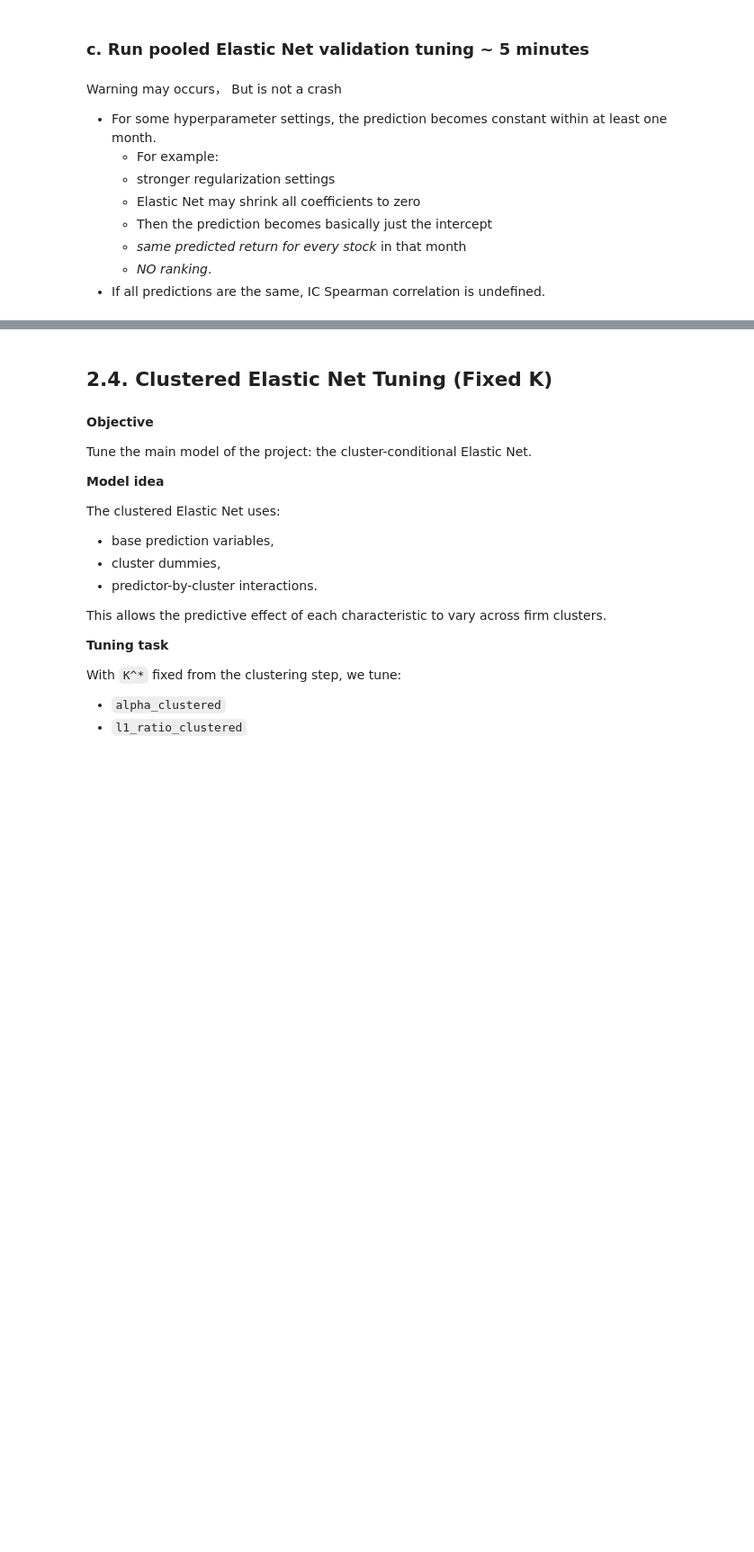
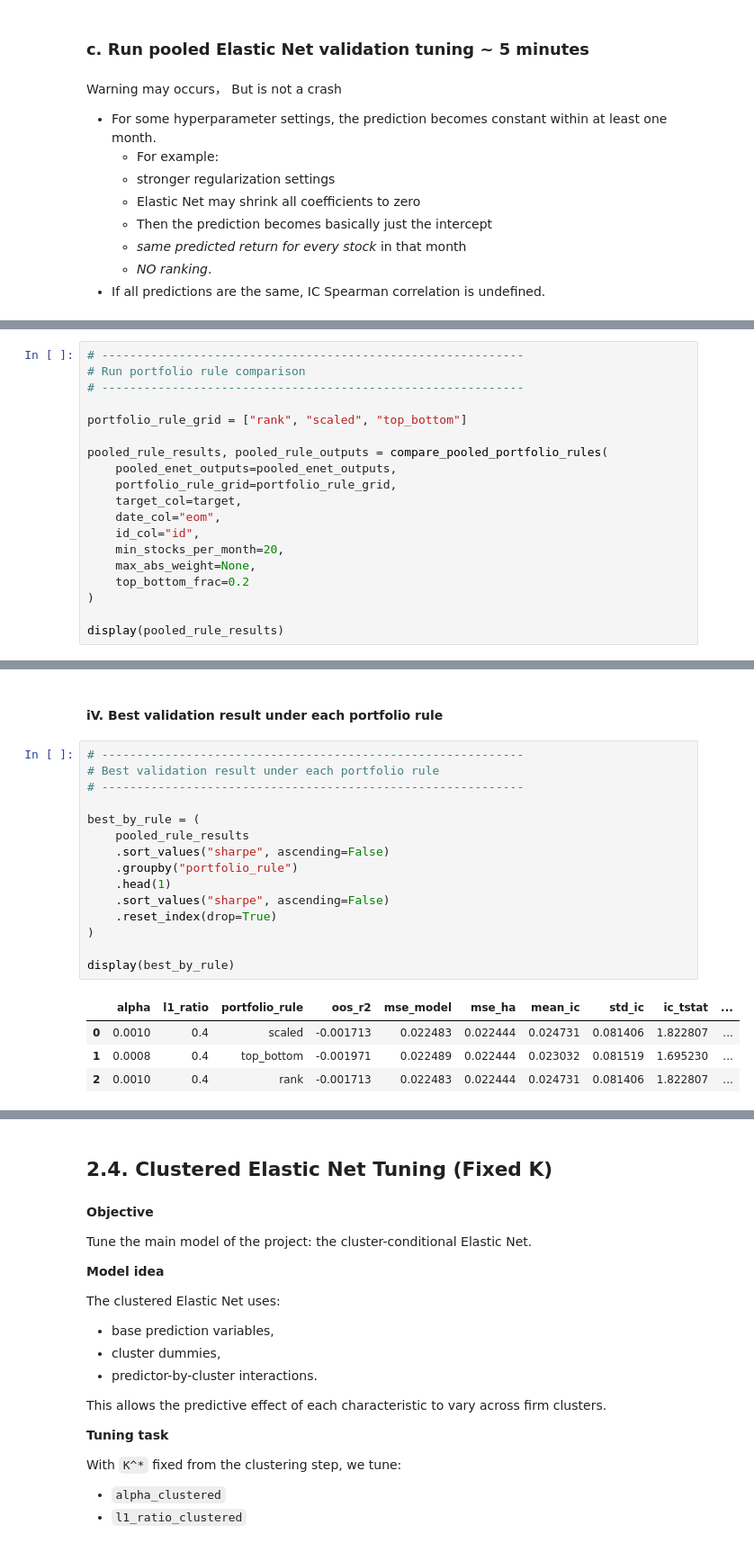
Before and after one commit to JackyJacky1029/FINA-4713-Group-9-Project, a Jupyter notebook: jkp_project.ipynb, the cells around one changed output, grey strips where cells are left out. Shown at 90% size. Saved outputs shown, nothing was run; the diff lists cells and outputs as text; blank space fills up the shorter version.

```diff
--- a/jkp_project.ipynb
+++ b/jkp_project.ipynb
@@ -2685,0 +3089,19 @@ Running pooled Elastic Net: alpha=0.01, l1_ratio=0.7
+# %%
+# ------------------------------------------------------------
+# Run portfolio rule comparison
+# ------------------------------------------------------------
+
+portfolio_rule_grid = ["rank", "scaled", "top_bottom"]
+
+pooled_rule_results, pooled_rule_outputs = compare_pooled_portfolio_rules(
+    pooled_enet_outputs=pooled_enet_outputs,
+    portfolio_rule_grid=portfolio_rule_grid,
+    target_col=target,
+    date_col="eom",
+    id_col="id",
+    min_stocks_per_month=20,
+    max_abs_weight=None,
+    top_bottom_frac=0.2
+)
+
+display(pooled_rule_results)
@@ -2685,0 +3127,22 @@ Running pooled Elastic Net: alpha=0.01, l1_ratio=0.7
+# %% [markdown]
+#### iV. Best validation result under each portfolio rule
+# %%
+# ------------------------------------------------------------
+# Best validation result under each portfolio rule
+# ------------------------------------------------------------
+
+best_by_rule = (
+    pooled_rule_results
+    .sort_values("sharpe", ascending=False)
+    .groupby("portfolio_rule")
+    .head(1)
+    .sort_values("sharpe", ascending=False)
+    .reset_index(drop=True)
+)
+
+display(best_by_rule)
+# %% [output]
+|  | alpha | l1_ratio | portfolio_rule | oos_r2 | mse_model | mse_ha | mean_ic | std_ic | ic_tstat | ... |
+| 0 | 0.0010 | 0.4 | scaled | -0.001713 | 0.022483 | 0.022444 | 0.024731 | 0.081406 | 1.822807 | ... |
+| 1 | 0.0008 | 0.4 | top_bottom | -0.001971 | 0.022489 | 0.022444 | 0.023032 | 0.081519 | 1.695230 | ... |
+| 2 | 0.0010 | 0.4 | rank | -0.001713 | 0.022483 | 0.022444 | 0.024731 | 0.081406 | 1.822807 | ... |
```
Also changed, not shown: parts of 33 cells of this notebook.
